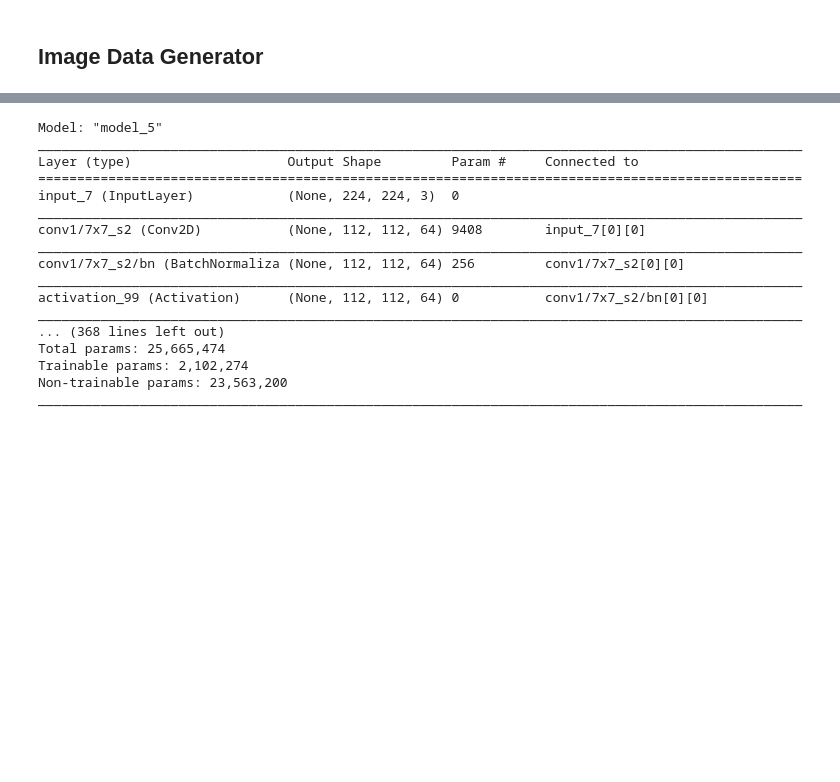
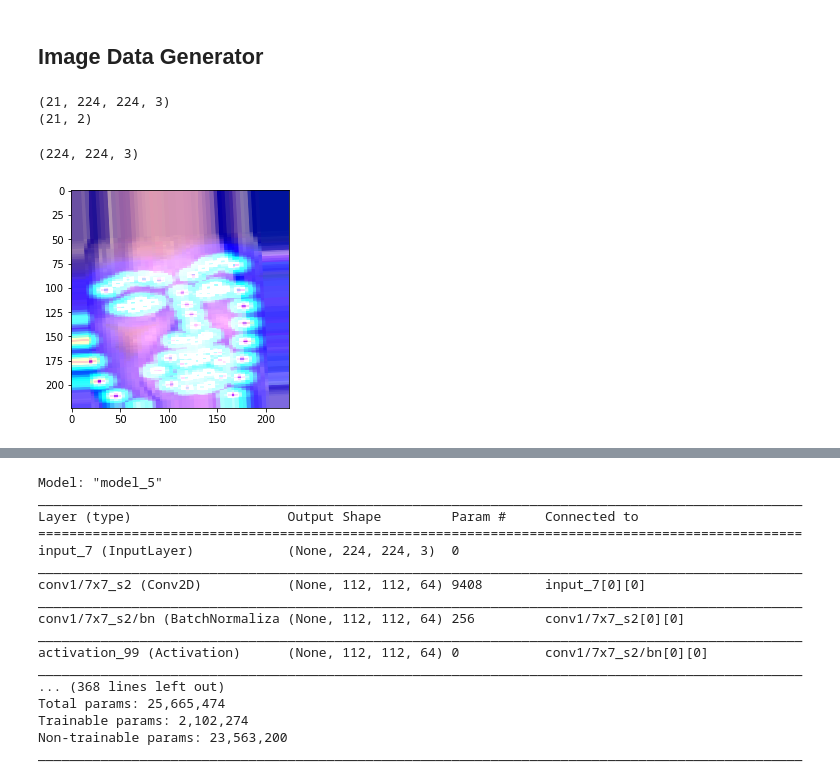
Before and after one commit to TobiKick/EmotionAnalytics_Prototype_Python, a Jupyter notebook: training/model_video_ipython.ipynb, the cells around one changed output, grey strips where cells are left out. Drawn from its saved outputs; the diff is of its cells as text; code cells hidden in the pictures; blank space fills up the shorter version.

```diff
--- a/training/model_video_ipython.ipynb
+++ b/training/model_video_ipython.ipynb
@@ -942,26 +971,51 @@ INTERESTED
 # %%
 datagen = ImageDataGenerator(
-    #featurewise_center=True,
-    #featurewise_std_normalization=True,
-    rotation_range=25,
-    width_shift_range=0.2,
-    height_shift_range=0.2,
+    # featurewise_center=True,
+    # featurewise_std_normalization=True,
+    rotation_range=30,
+    width_shift_range=0.25,
+    height_shift_range=0.25,
     horizontal_flip=True,
-    brightness_range=[0.7, 1.0],
-    zoom_range=0.2)
+    brightness_range=[0.5, 1.5],
+    zoom_range=0.3)
 # %%
 def multi_out(gen):
     for x, y in gen:
         yield x, [y, y]
 
 cb_bestModel = ModelCheckpoint('model_checkpoints/model_best.h5', monitor='val_loss', mode='min', verbose=1, save_best_only=True)
+# %%
+X_training = get_all_images(PATH_TO_DATA)
+Y_train = get_labels(PATH_TO_DATA)
+
+var = []
+for elem in X_training:
+    #img = get_image_with_landmarks(elem)
+    img = get_heatmap_from_image(elem, True)
+    var.append(img)
+X_training = var
+# %%
+X_training = np.array(X_training)
+print(X_training.shape)
+Y_train = np.array(Y_train)
+print(Y_train.shape)
+# %% [output]
+(21, 224, 224, 3)
+(21, 2)
 # %%
 datagen.fit(X_training)
 i = 0
-for batch in datagen.flow(X_training, Y_train, batch_size=32, save_to_dir='datagen_preview', save_prefix='gen', save_format='jpeg'):
+for batch in datagen.flow(X_training, Y_train, batch_size=1, save_to_dir='datagen_preview', save_prefix='gen', save_format='png'):
+    x = np.array(batch[0][0])
+    x = x.astype('uint8')
+    print(x.shape)
+    plt.imshow(x)
     i += 1
     if i > 0:
         break
+# %% [output]
+(224, 224, 3)
+[figure, added]
 # %%
 datagen.fit(X_training)
 gen1 = datagen.flow(X_training, Y_train, batch_size=32)
```
Also changed, not shown: parts of 12 cells of this notebook, 3 other files.
